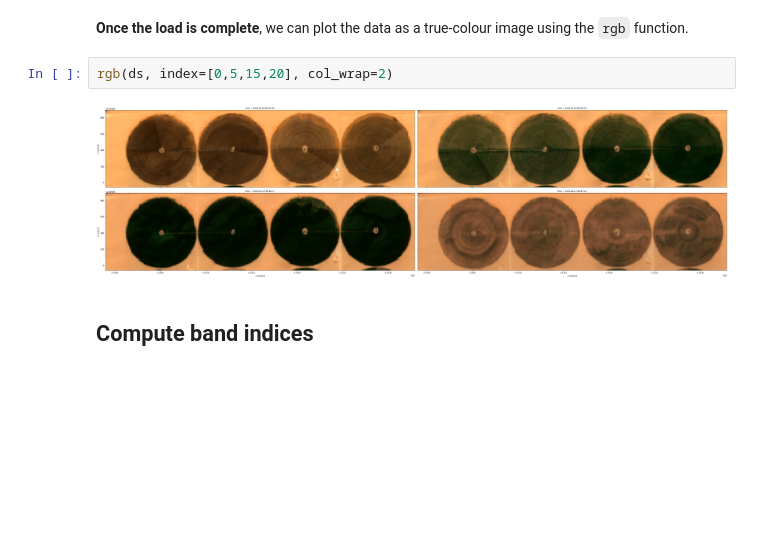
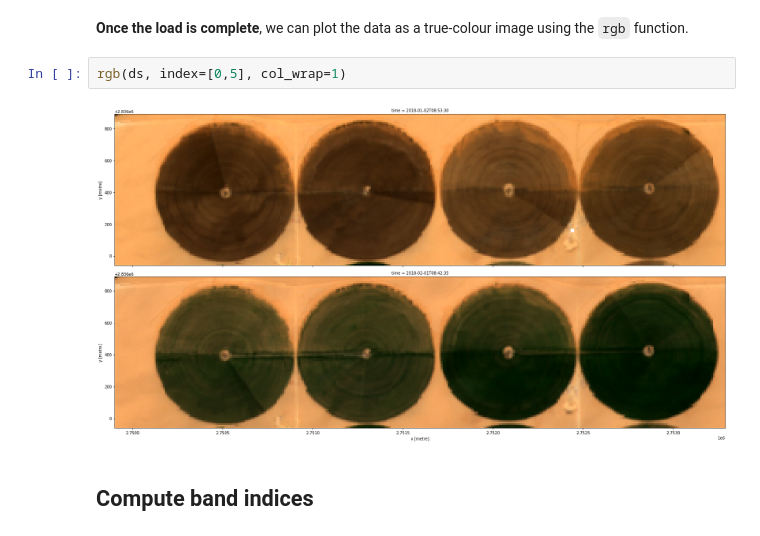
Before and after one commit to digitalearthafrica/deafrica-sandbox-notebooks, a Jupyter notebook: Real_world_examples/Vegetation_phenology.ipynb, the cells around one changed output. Saved outputs shown, nothing was run; the diff lists cells and outputs as text; blank space fills up the shorter version.

```diff
--- a/Real_world_examples/Vegetation_phenology.ipynb
+++ b/Real_world_examples/Vegetation_phenology.ipynb
@@ -144,9 +144,9 @@ Attributes:
 # %% [markdown]
 **Once the load is complete**, we can plot the data as a true-colour image using the `rgb` function.
 # %%
-rgb(ds, index=[0,5,15,20], col_wrap=2)
+rgb(ds, index=[0,5], col_wrap=1)
 # %% [output]
-[figure, old version]
+[figure, new version]
 # %% [markdown]
 ## Compute band indices
 # %% [markdown]
```
Also changed, not shown: parts of 4 cells of this notebook, 1 other file.
